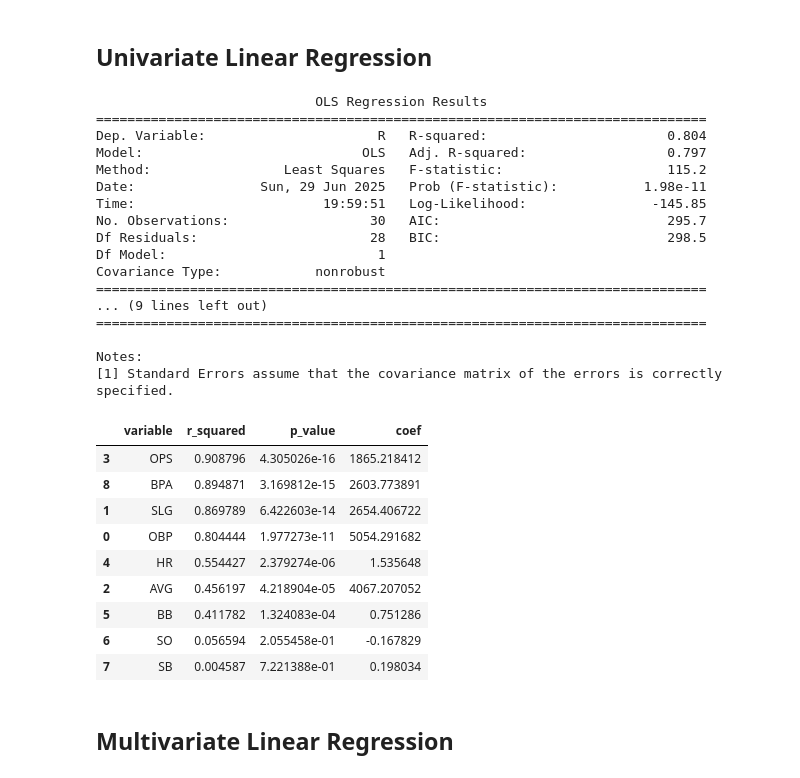
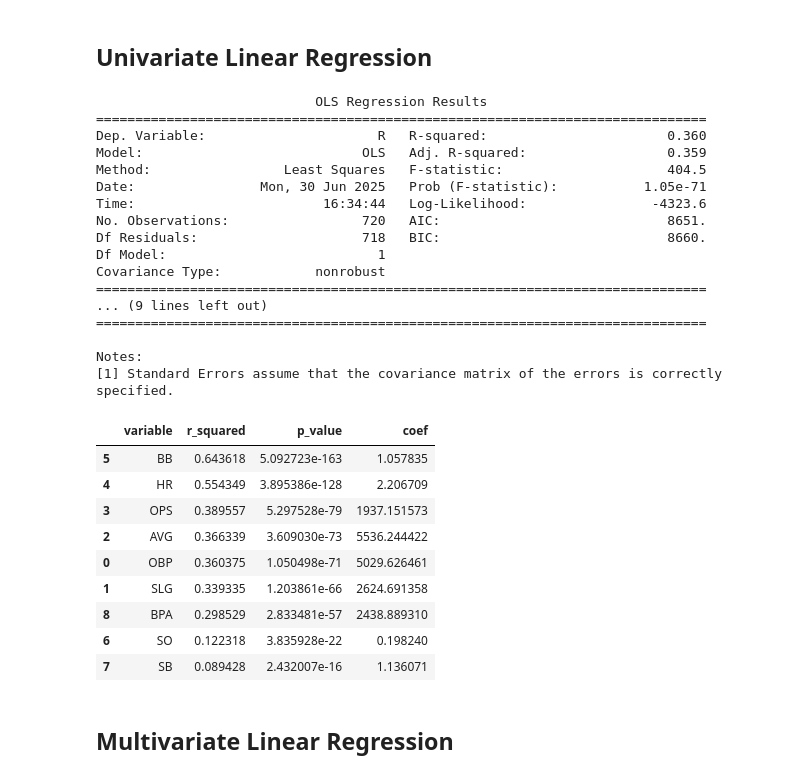
Before and after one commit to dstrick17/baseball, a Jupyter notebook: baseball.ipynb, the cells around one changed output. Cells and saved outputs as stored; diff of their text form; code cells hidden in the pictures.

Commit message:
Tried using data from multiple seasons and normalizing by games played but ran into issues with how total number of games are calculated using batting stats

```diff
--- a/baseball.ipynb
+++ b/baseball.ipynb
@@ -146,0 +137,4 @@ team_stats.head()
+# %%
+years = list(range(2000, 2024))
+team_stats = pd.concat([team_batting(year) for year in years])
+team_stats.sort_values(by='R', ascending=False).head(10)
@@ -167,25 +173,27 @@ team_stats['TB'] = (
 
 # Make a variable called bases per plate appearance (BPA)
 team_stats['BPA'] = team_stats['TB'] / team_stats['PA']
+
+team_stats['R_per_game'] = team_stats['R'] / team_stats['G']
 # %% [markdown]
 # Regressions
 # %% [markdown]
 ## Univariate Linear Regression
 # %%
 X = sm.add_constant(team_stats['OBP']) # See how On base percentage predicts runs scored
-y = team_stats['R']
+y = team_stats['R_per_game']
 model = sm.OLS(y, X).fit()
 print(model.summary())
 # %% [output]
                             OLS Regression Results
 ==============================================================================
-Dep. Variable:                      R   R-squared:                       0.804
-Model:                            OLS   Adj. R-squared:                  0.797
-Method:                 Least Squares   F-statistic:                     115.2
-Date:                Sun, 29 Jun 2025   Prob (F-statistic):           1.98e-11
-Time:                        19:59:51   Log-Likelihood:                -145.85
-No. Observations:                  30   AIC:                             295.7
-Df Residuals:                      28   BIC:                             298.5
+Dep. Variable:                      R   R-squared:                       0.360
+Model:                            OLS   Adj. R-squared:                  0.359
+Method:                 Least Squares   F-statistic:                     404.5
+Date:                Mon, 30 Jun 2025   Prob (F-statistic):           1.05e-71
+Time:                        16:34:44   Log-Likelihood:                -4323.6
+No. Observations:                 720   AIC:                             8651.
+Df Residuals:                     718   BIC:                             8660.
 Df Model:                           1
 Covariance Type:            nonrobust
 ==============================================================================
@@ -195,32 +203,32 @@ Covariance Type:            nonrobust
 Notes:
 [1] Standard Errors assume that the covariance matrix of the errors is correctly specified.
 # %%
-predictors = ['OBP', 'SLG', 'AVG', 'OPS', 'HR', 'BB', 'SO', 'SB', 'BPA']
+predictors = ['OBP', 'SLG', 'AVG', 'OPS', 'HR', 'BB', 'SO', 'SB', 'BPA', 'G']
 results = []
 for var in predictors:
   X = sm.add_constant(team_stats[var])
   y = team_stats['R']
   model = sm.OLS(y, X).fit()
   results.append({
       'variable': var,
       'r_squared': model.rsquared,
       'p_value': model.pvalues[var],
       'coef': model.params[var]
   })
 
 summary_df = pd.DataFrame(results)
 summary_df.sort_values(by='r_squared', ascending=False)
 # %% [output]
 |  | variable | r_squared | p_value | coef |
-| 3 | OPS | 0.908796 | 4.305026e-16 | 1865.218412 |
-| 8 | BPA | 0.894871 | 3.169812e-15 | 2603.773891 |
-| 1 | SLG | 0.869789 | 6.422603e-14 | 2654.406722 |
-| 0 | OBP | 0.804444 | 1.977273e-11 | 5054.291682 |
-| 4 | HR | 0.554427 | 2.379274e-06 | 1.535648 |
-| 2 | AVG | 0.456197 | 4.218904e-05 | 4067.207052 |
-| 5 | BB | 0.411782 | 1.324083e-04 | 0.751286 |
-| 6 | SO | 0.056594 | 2.055458e-01 | -0.167829 |
-| 7 | SB | 0.004587 | 7.221388e-01 | 0.198034 |
+| 5 | BB | 0.643618 | 5.092723e-163 | 1.057835 |
+| 4 | HR | 0.554349 | 3.895386e-128 | 2.206709 |
+| 3 | OPS | 0.389557 | 5.297528e-79 | 1937.151573 |
+| 2 | AVG | 0.366339 | 3.609030e-73 | 5536.244422 |
+| 0 | OBP | 0.360375 | 1.050498e-71 | 5029.626461 |
+| 1 | SLG | 0.339335 | 1.203861e-66 | 2624.691358 |
+| 8 | BPA | 0.298529 | 2.833481e-57 | 2438.889310 |
+| 6 | SO | 0.122318 | 3.835928e-22 | 0.198240 |
+| 7 | SB | 0.089428 | 2.432007e-16 | 1.136071 |
 # %% [markdown]
 ## Multivariate Linear **Regression**
 # %%
```
Also changed, not shown: parts of 6 cells of this notebook.
